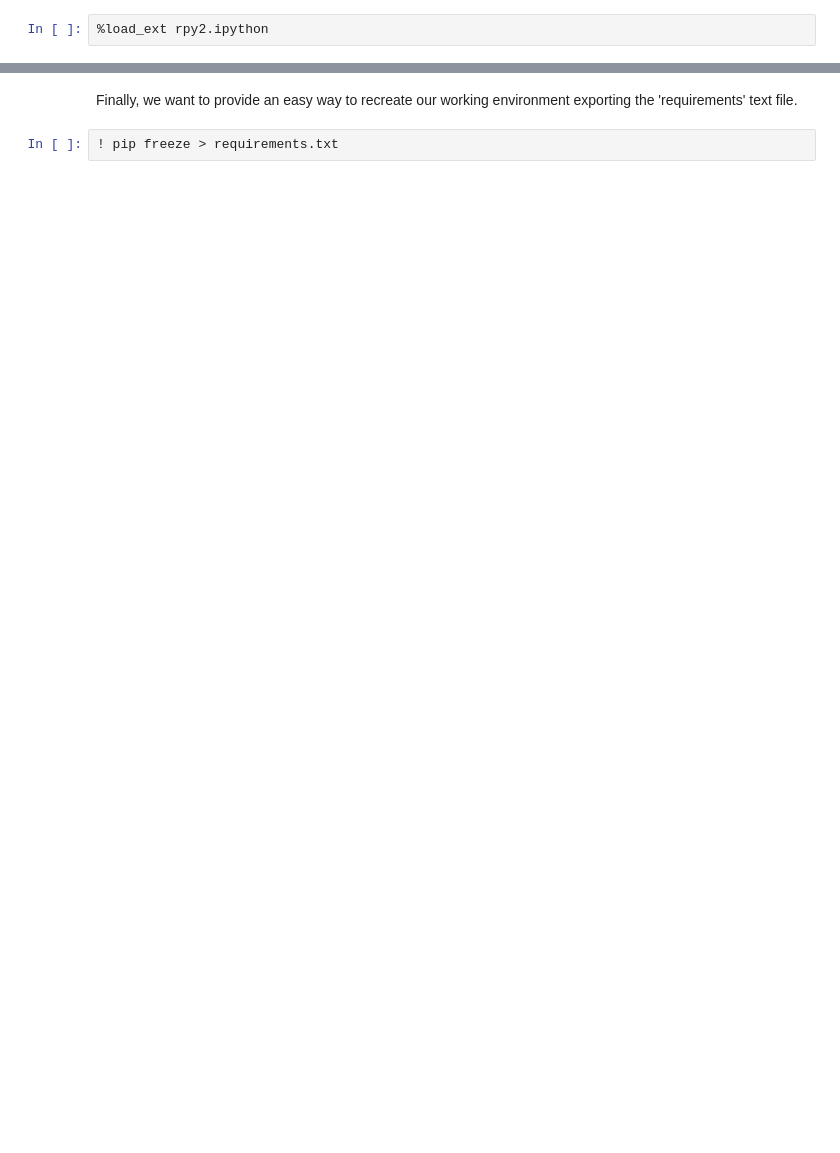
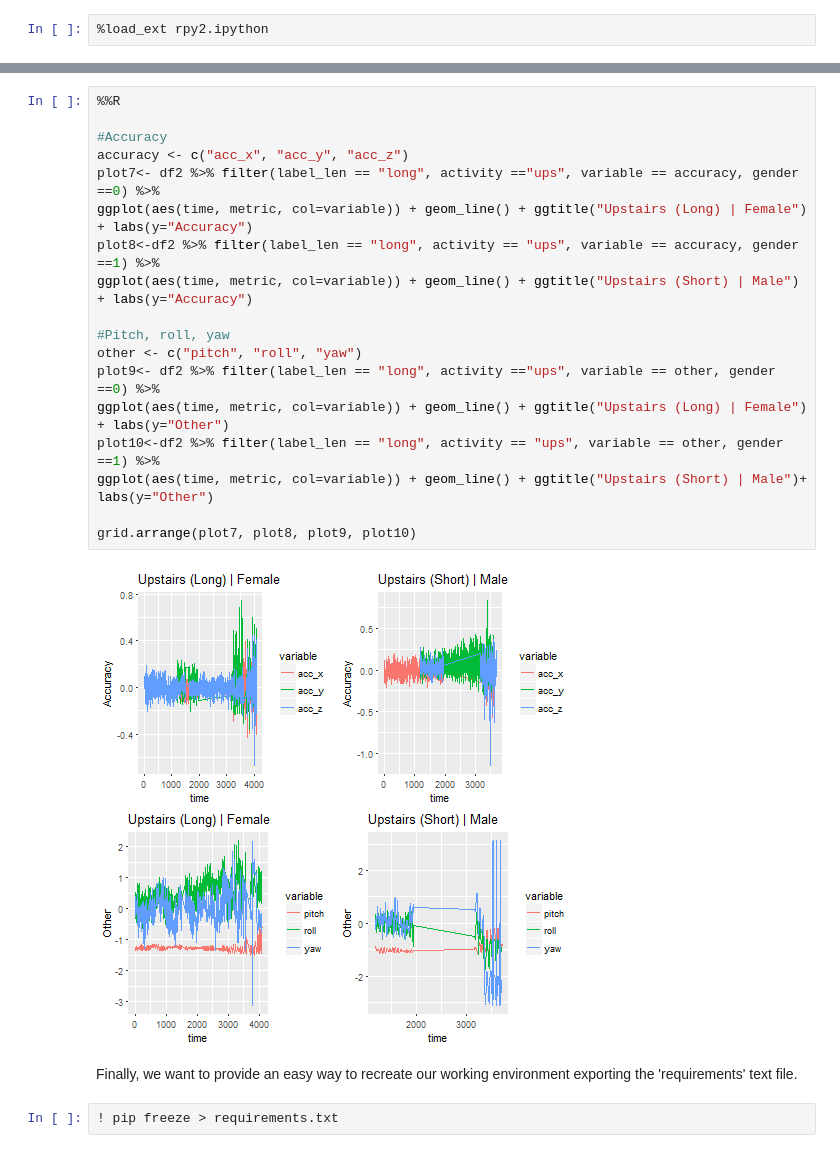
Before and after one commit to raquelredo/Projects, a Jupyter notebook: Machine Learning/Mobile_ts/mobile_ts.ipynb, the cells around one changed output, grey strips where cells are left out. Cells and saved outputs as stored; diff of their text form; blank space fills up the shorter version.

```diff
--- a/Machine Learning/Mobile_ts/mobile_ts.ipynb
+++ b/Machine Learning/Mobile_ts/mobile_ts.ipynb
@@ -393,3 +419,23 @@ f+facet_grid(gender~activity)
+# %%
+%%R
+
+#Accuracy
+accuracy <- c("acc_x", "acc_y", "acc_z")
+plot7<- df2 %>% filter(label_len == "long", activity =="ups", variable == accuracy, gender ==0) %>%
+ggplot(aes(time, metric, col=variable)) + geom_line() + ggtitle("Upstairs (Long) | Female") + labs(y="Accuracy")
+plot8<-df2 %>% filter(label_len == "long", activity == "ups", variable == accuracy, gender ==1) %>%
+ggplot(aes(time, metric, col=variable)) + geom_line() + ggtitle("Upstairs (Short) | Male") + labs(y="Accuracy")
+
+#Pitch, roll, yaw
+other <- c("pitch", "roll", "yaw")
+plot9<- df2 %>% filter(label_len == "long", activity =="ups", variable == other, gender ==0) %>%
+ggplot(aes(time, metric, col=variable)) + geom_line() + ggtitle("Upstairs (Long) | Female") + labs(y="Other")
+plot10<-df2 %>% filter(label_len == "long", activity == "ups", variable == other, gender ==1) %>%
+ggplot(aes(time, metric, col=variable)) + geom_line() + ggtitle("Upstairs (Short) | Male")+ labs(y="Other")
+
+grid.arrange(plot7, plot8, plot9, plot10)
+# %% [output]
+[figure, added]
 # %% [markdown]
 Finally, we want to provide an easy way to recreate our working environment exporting the 'requirements' text file.
 # %%
```
Also changed, not shown: parts of 12 cells of this notebook, 7 other files.
